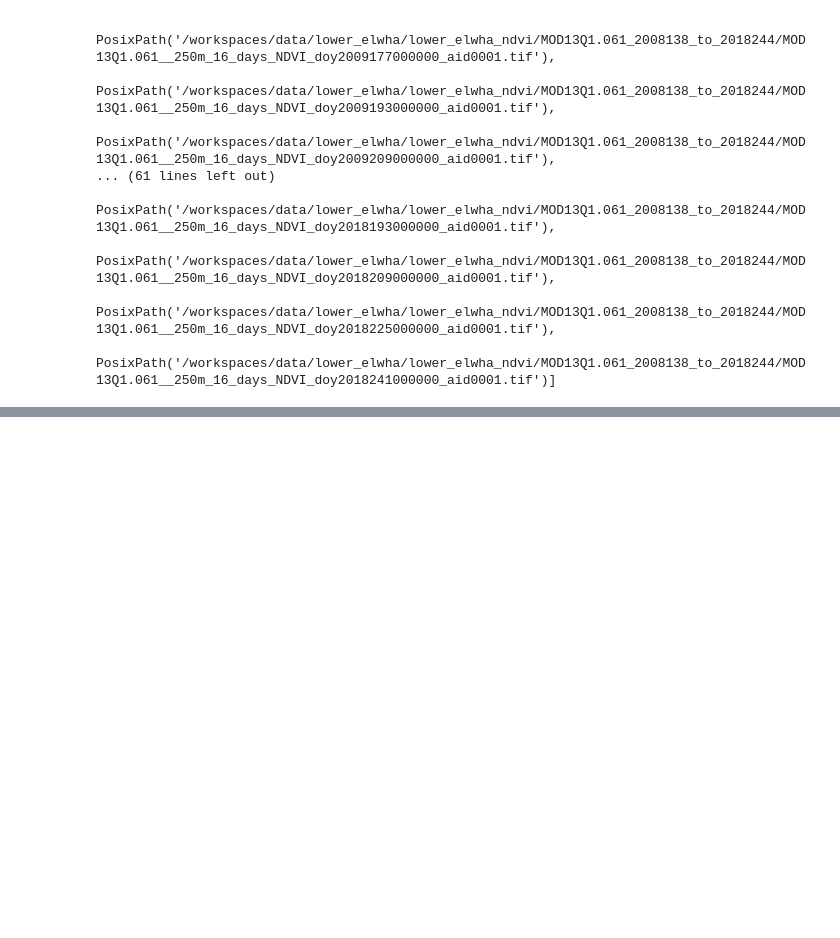
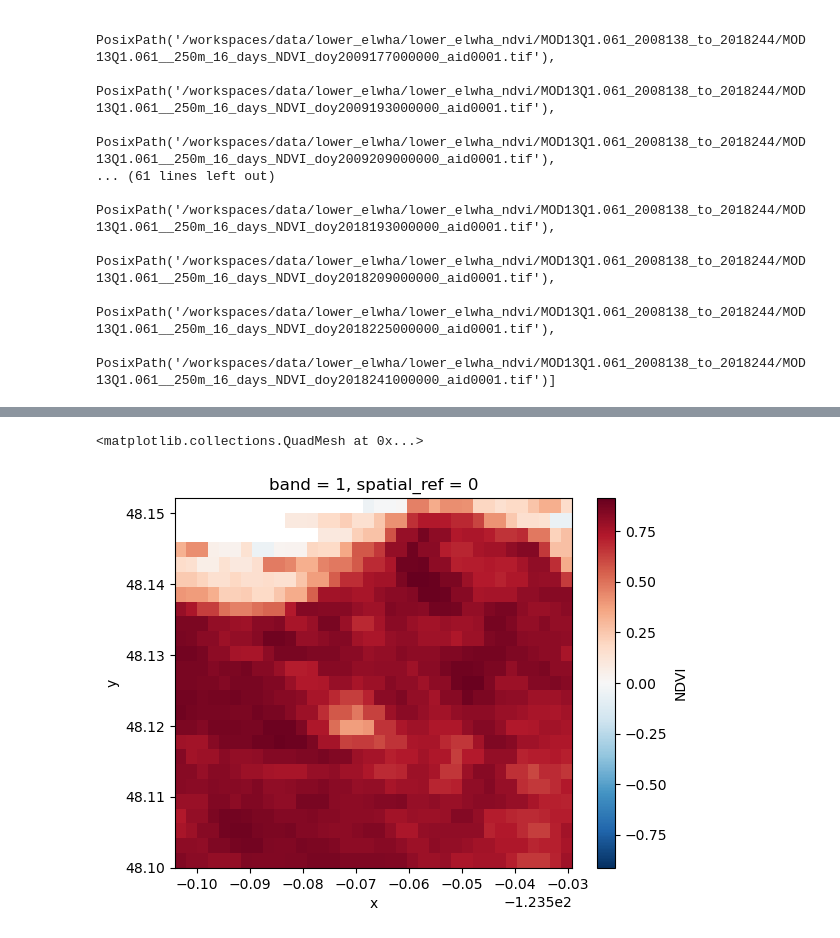
Before and after one commit to earthlab-education/04-vegetation-nym-veach, a Jupyter notebook: notebooks/elhwa-river-ndvi.ipynb, the cells around one changed output, grey strips where cells are left out. Saved outputs shown, nothing was run; the diff lists cells and outputs as text; code cells hidden in the pictures; blank space fills up the shorter version.

```diff
--- a/notebooks/elhwa-river-ndvi.ipynb
+++ b/notebooks/elhwa-river-ndvi.ipynb
@@ -233,8 +245,11 @@ axes[1].set_title("NDVI - Gila River 2022")
 # %%
 # Calculate the mean of 2001 to 2011 NDVI data
-mean_ndvi_2001_2011 = ndvi_da.sel(date=slice('2001', '2011')).mean('date').NDVI
+mean_ndvi_2008_2011 = elwha_ndvi_da.sel(date=slice('2008', '2011')).mean('date').NDVI
 
 # Plot the mean to check and view the data
-mean_ndvi_2001_2011.plot()
+mean_ndvi_2008_2011.plot()
+# %% [output]
+<matplotlib.collections.QuadMesh at 0x...>
+[figure, added]
 # %%
 # Calculate the mean of 2012 to 2022 NDVI data
```
Also changed, not shown: parts of 8 cells of this notebook.
